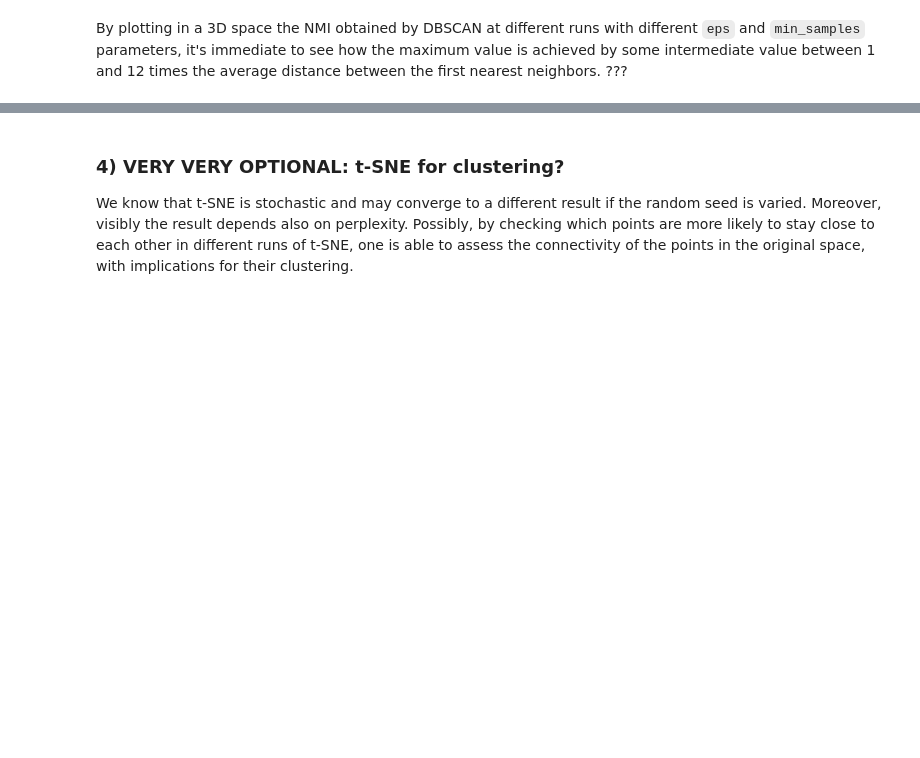
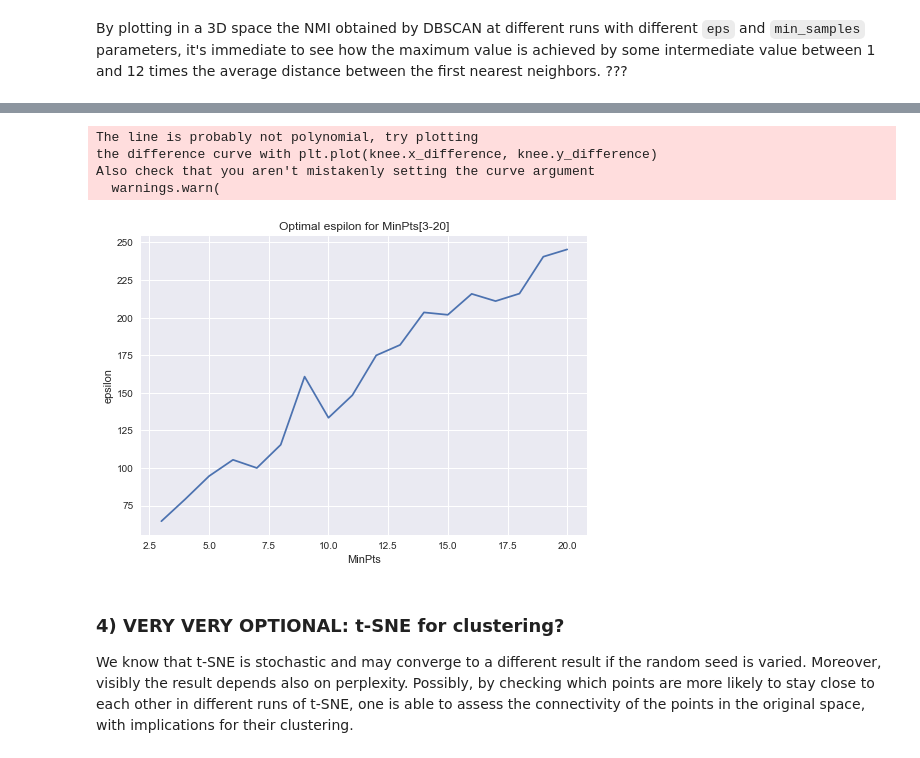
Before and after one commit to emersonvero/LoCP2, a Jupyter notebook: 05_clustering/2219_assignment_05.ipynb, the cells around one changed output, grey strips where cells are left out. Cells and saved outputs as stored; diff of their text form; code cells hidden in the pictures; blank space fills up the shorter version.

```diff
--- a/05_clustering/2219_assignment_05.ipynb
+++ b/05_clustering/2219_assignment_05.ipynb
@@ -302,8 +302,0 @@ ax.plot(distance);
-# %%
-#changing the coordinates of the resulting array to perform the second derivative calculation later
-dist=np.zeros((20,1000))
-for j in range(dist.shape[0]):
-    for i in range(dist.shape[1]):
-        dist[j][i]=distance[i][j]
-for i in range(dist.shape[0]):
-    plt.plot(dist[i])
@@ -332,3 +321,22 @@ ax.plot(grad);
+# %%
+minPts=np.arange(3,21)
+opt_esp=[]
+
+for i in range(21):
+    kl = KneeLocator(n_points, distance[:,i], curve="convex")
+    opt_esp.append(distance[:,i][kl.knee])
+
+
+plt.plot(minPts,opt_esp[3:])
+plt.title("Optimal espilon for MinPts[3-20]")
+plt.ylabel("epsilon")
+plt.xlabel("MinPts");
+# %% [output]
+The line is probably not polynomial, try plotting
+the difference curve with plt.plot(knee.x_difference, knee.y_difference)
+Also check that you aren't mistakenly setting the curve argument
+  warnings.warn(
+[figure, added]
 # %% [markdown]
 ### 4) VERY VERY OPTIONAL: t-SNE for clustering?
 
```
Also changed, not shown: parts of 12 cells of this notebook.
